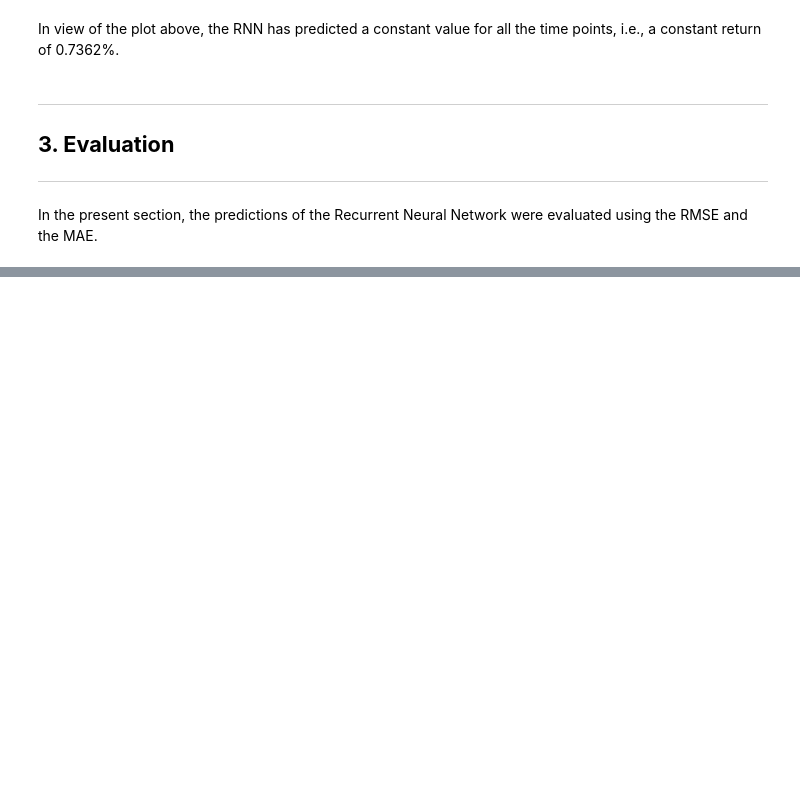
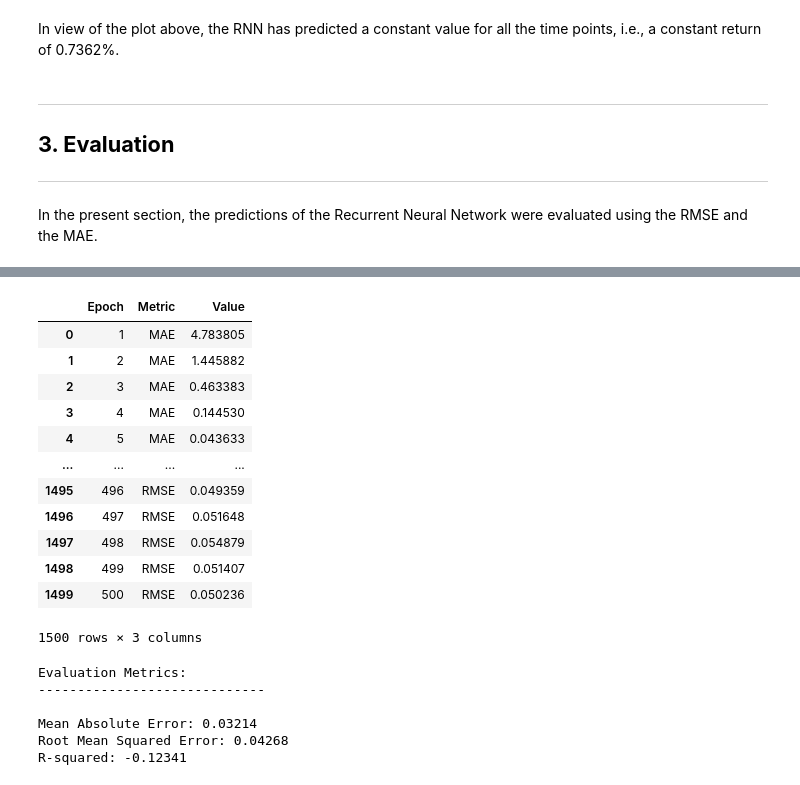
Before and after one commit to DanielEduardoLopez/PortfolioReturn, a Jupyter notebook: 2_PortfolioReturn_DataModelingEval.ipynb, the cells around one changed output, grey strips where cells are left out. Cells and saved outputs as stored; diff of their text form; code cells hidden in the pictures; blank space fills up the shorter version.

Commit message:
Added Evaluation Section

```diff
--- a/2_PortfolioReturn_DataModelingEval.ipynb
+++ b/2_PortfolioReturn_DataModelingEval.ipynb
@@ -392,3 +391,11 @@ ___
 ___
 
 In the present section, the predictions of the Recurrent Neural Network were evaluated using the RMSE and the MAE.
+# %%
+# Conversion of the history keras object into a dataframe
+history_df = (pd.DataFrame.from_dict(history.history)
+              .rename(columns = {'loss':'MSE', 'mae':'MAE', 'r_square': 'R-squared'}))
+history_df['Epoch'] = list(range(1,len(history_df)+1))
+history_df['RMSE'] = history_df['MSE'].apply(lambda x: np.sqrt(x))
+history_df = history_df[['Epoch', 'MAE', 'R-squared', 'RMSE']]
+history_df.head()
@@ -394,0 +409,38 @@ In the present section, the predictions of the Recurrent Neural Network were eva
+# %%
+# Transformation of the history_df into a tidy format
+tidy_history_df = pd.melt(history_df, id_vars = 'Epoch', var_name =  'Metric',
+                          value_name = 'Value')
+tidy_history_df['Metric'] = tidy_history_df['Metric'].apply(lambda x: 'mse' if x == 'loss' else x)
+tidy_history_df
+# %% [output]
+|  | Epoch | Metric | Value |
+| 0 | 1 | MAE | 4.783805 |
+| 1 | 2 | MAE | 1.445882 |
+| 2 | 3 | MAE | 0.463383 |
+| 3 | 4 | MAE | 0.144530 |
+| 4 | 5 | MAE | 0.043633 |
+| ... | ... | ... | ... |
+| 1495 | 496 | RMSE | 0.049359 |
+| 1496 | 497 | RMSE | 0.051648 |
+| 1497 | 498 | RMSE | 0.054879 |
+| 1498 | 499 | RMSE | 0.051407 |
+| 1499 | 500 | RMSE | 0.050236 |
+1500 rows × 3 columns
+# %%
+# Calculation of evaluation metrics metrics
+MAE = tf.keras.metrics.mean_absolute_error(x_test, predictions).numpy()
+RMSE = np.sqrt(tf.keras.metrics.mean_squared_error(x_test, predictions).numpy())
+R2 = tfa.metrics.r_square.RSquare()
+R2.update_state(x_test, predictions)
+R2 = R2.result().numpy()
+
+print(f'Evaluation Metrics:\n-----------------------------\n')
+print(f'Mean Absolute Error: {MAE:.5f}\nRoot Mean Squared Error: {RMSE:.5f}')
+print(f'R-squared: {R2:.5f}\n')
+# %% [output]
+Evaluation Metrics:
+-----------------------------
+
+Mean Absolute Error: 0.03214
+Root Mean Squared Error: 0.04268
+R-squared: -0.12341
```
Also changed, not shown: parts of 9 cells of this notebook.
